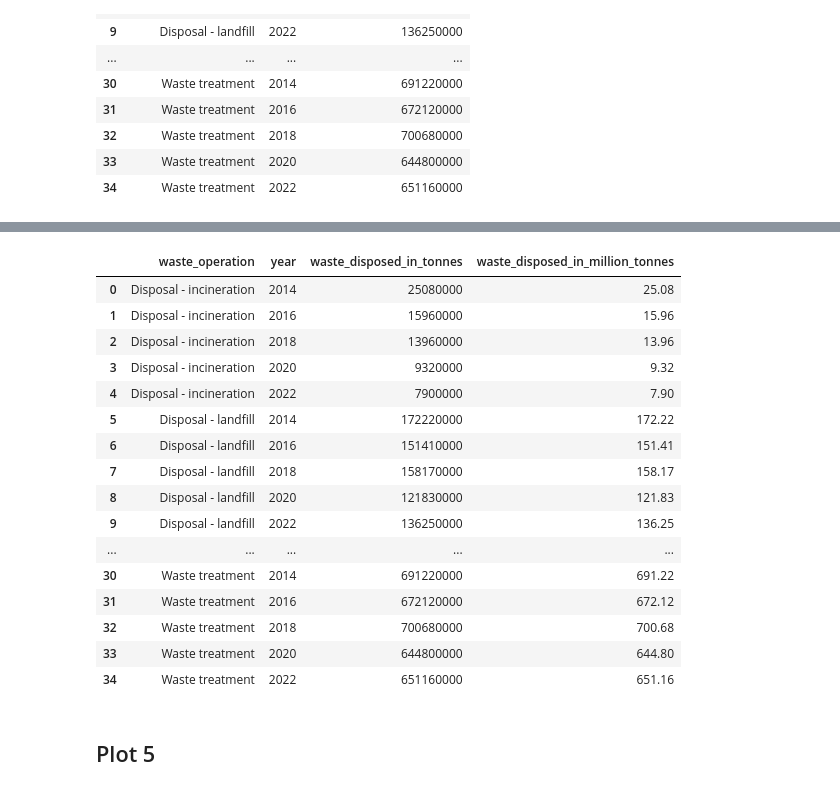
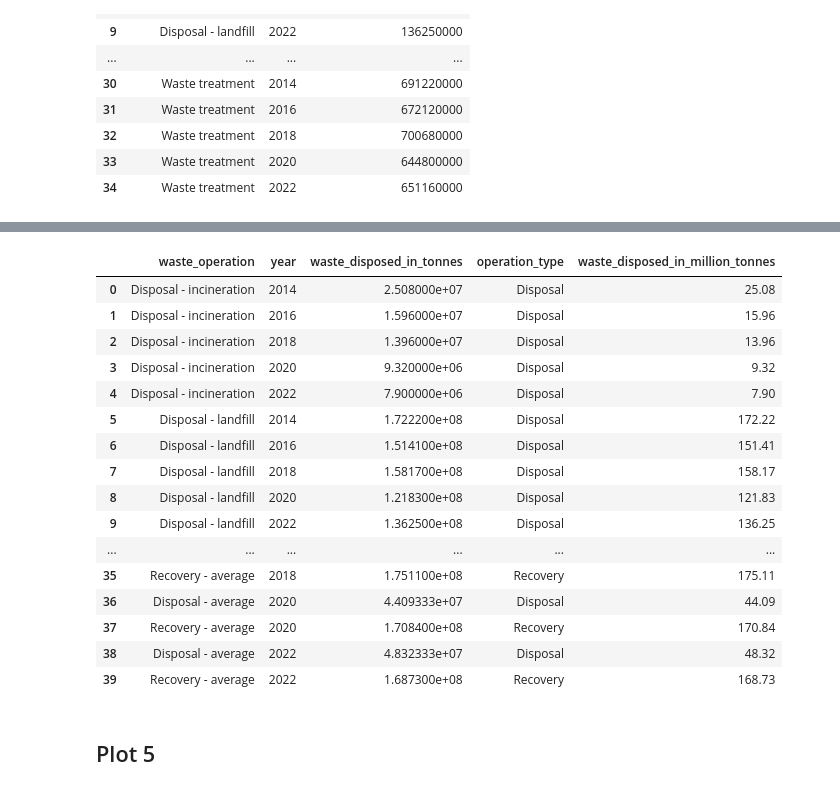
Before and after one commit to riccardocicala/Data_Visualization_Chart_Troopers, a Jupyter notebook: Stucchi/data_preparation.ipynb, the cells around one changed output, grey strips where cells are left out. Drawn from its saved outputs; the diff is of its cells as text; code cells hidden in the pictures.

```diff
--- a/Stucchi/data_preparation.ipynb
+++ b/Stucchi/data_preparation.ipynb
@@ -736,0 +739,17 @@ df2_total_waste_management_by_type
+# %%
+# Add a column for operation type (Disposal/Recovery)
+df2_total_waste_management_by_type['operation_type'] = df2_total_waste_management_by_type['waste_operation'].str.split(' - ').str[0]
+
+# Group by year and operation type, calculate the mean
+df3_total_waste_management_by_type = (
+    df2_total_waste_management_by_type.groupby(['year', 'operation_type'])['waste_disposed_in_tonnes']
+    .mean()
+    .reset_index())
+
+# Append the calculated averages to the original DataFrame
+df3_total_waste_management_by_type['waste_operation'] = df3_total_waste_management_by_type['operation_type'] + " - average"
+df4_total_waste_management_by_type = pd.concat([df2_total_waste_management_by_type, df3_total_waste_management_by_type], ignore_index=True)
+
+# Sort by year and reset index
+
+df4_total_waste_management_by_type
@@ -737,22 +779,22 @@ df2_total_waste_management_by_type
 # %%
-df2_total_waste_management_by_type['waste_disposed_in_million_tonnes'] = (df2_total_waste_management_by_type['waste_disposed_in_tonnes'] / 1_000_000).round(2)
-df2_total_waste_management_by_type
+df4_total_waste_management_by_type['waste_disposed_in_million_tonnes'] = (df4_total_waste_management_by_type['waste_disposed_in_tonnes'] / 1_000_000).round(2)
+df4_total_waste_management_by_type
 # %% [output]
-|  | waste_operation | year | waste_disposed_in_tonnes | waste_disposed_in_million_tonnes |
-| 0 | Disposal - incineration | 2014 | 25080000 | 25.08 |
-| 1 | Disposal - incineration | 2016 | 15960000 | 15.96 |
-| 2 | Disposal - incineration | 2018 | 13960000 | 13.96 |
-| 3 | Disposal - incineration | 2020 | 9320000 | 9.32 |
-| 4 | Disposal - incineration | 2022 | 7900000 | 7.90 |
-| 5 | Disposal - landfill | 2014 | 172220000 | 172.22 |
-| 6 | Disposal - landfill | 2016 | 151410000 | 151.41 |
-| 7 | Disposal - landfill | 2018 | 158170000 | 158.17 |
-| 8 | Disposal - landfill | 2020 | 121830000 | 121.83 |
-| 9 | Disposal - landfill | 2022 | 136250000 | 136.25 |
-| ... | ... | ... | ... | ... |
-| 30 | Waste treatment | 2014 | 691220000 | 691.22 |
-| 31 | Waste treatment | 2016 | 672120000 | 672.12 |
-| 32 | Waste treatment | 2018 | 700680000 | 700.68 |
-| 33 | Waste treatment | 2020 | 644800000 | 644.80 |
-| 34 | Waste treatment | 2022 | 651160000 | 651.16 |
+|  | waste_operation | year | waste_disposed_in_tonnes | operation_type | waste_disposed_in_million_tonnes |
+| 0 | Disposal - incineration | 2014 | 2.508000e+07 | Disposal | 25.08 |
+| 1 | Disposal - incineration | 2016 | 1.596000e+07 | Disposal | 15.96 |
+| 2 | Disposal - incineration | 2018 | 1.396000e+07 | Disposal | 13.96 |
+| 3 | Disposal - incineration | 2020 | 9.320000e+06 | Disposal | 9.32 |
+| 4 | Disposal - incineration | 2022 | 7.900000e+06 | Disposal | 7.90 |
+| 5 | Disposal - landfill | 2014 | 1.722200e+08 | Disposal | 172.22 |
+| 6 | Disposal - landfill | 2016 | 1.514100e+08 | Disposal | 151.41 |
+| 7 | Disposal - landfill | 2018 | 1.581700e+08 | Disposal | 158.17 |
+| 8 | Disposal - landfill | 2020 | 1.218300e+08 | Disposal | 121.83 |
+| 9 | Disposal - landfill | 2022 | 1.362500e+08 | Disposal | 136.25 |
+| ... | ... | ... | ... | ... | ... |
+| 35 | Recovery - average | 2018 | 1.751100e+08 | Recovery | 175.11 |
+| 36 | Disposal - average | 2020 | 4.409333e+07 | Disposal | 44.09 |
+| 37 | Recovery - average | 2020 | 1.708400e+08 | Recovery | 170.84 |
+| 38 | Disposal - average | 2022 | 4.832333e+07 | Disposal | 48.32 |
+| 39 | Recovery - average | 2022 | 1.687300e+08 | Recovery | 168.73 |
 # %%
```
Also changed, not shown: parts of 3 cells of this notebook, 4 other files.
